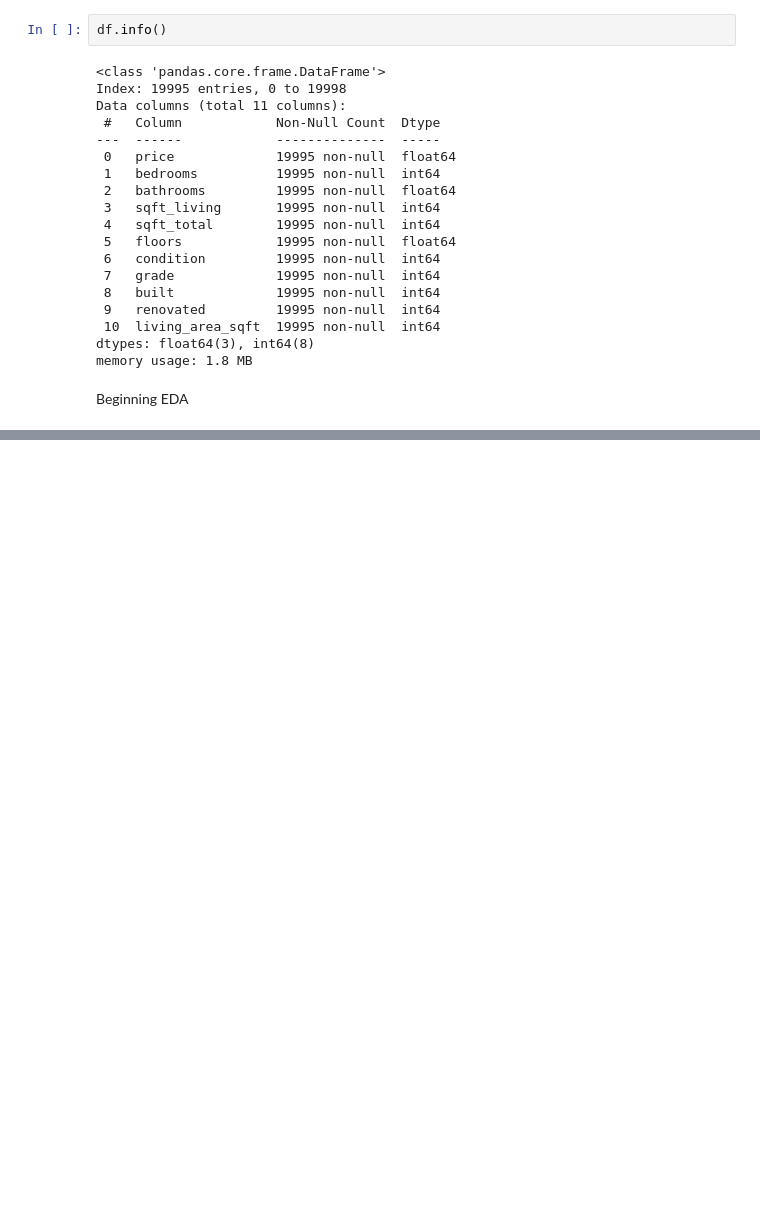
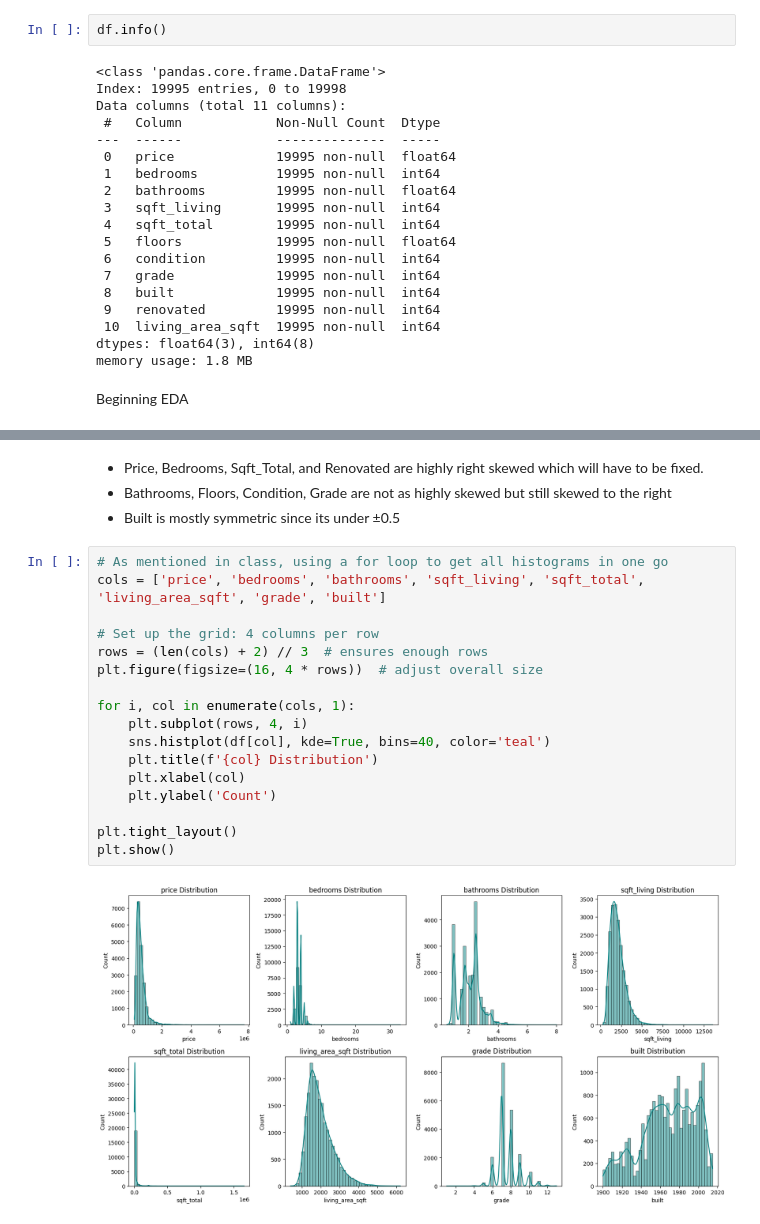
Before and after one commit to OmerTDK/Paris-Housing-Analysis, a Jupyter notebook: Analysis.ipynb, the cells around one changed output, grey strips where cells are left out. Cells and saved outputs as stored; diff of their text form; blank space fills up the shorter version.

```diff
--- a/Analysis.ipynb
+++ b/Analysis.ipynb
@@ -224,0 +258,23 @@ Beginning EDA
+# %% [markdown]
+- Price, Bedrooms, Sqft_Total, and Renovated are highly right skewed which will have to be fixed.
+- Bathrooms, Floors, Condition, Grade are not as highly skewed but still skewed to the right
+- Built is mostly symmetric since its under ±0.5
+# %%
+# As mentioned in class, using a for loop to get all histograms in one go
+cols = ['price', 'bedrooms', 'bathrooms', 'sqft_living', 'sqft_total', 'living_area_sqft', 'grade', 'built']
+
+# Set up the grid: 4 columns per row
+rows = (len(cols) + 2) // 3  # ensures enough rows
+plt.figure(figsize=(16, 4 * rows))  # adjust overall size
+
+for i, col in enumerate(cols, 1):
+    plt.subplot(rows, 4, i)
+    sns.histplot(df[col], kde=True, bins=40, color='teal')
+    plt.title(f'{col} Distribution')
+    plt.xlabel(col)
+    plt.ylabel('Count')
+
+plt.tight_layout()
+plt.show()
+# %% [output]
+[figure, added]
```
Also changed, not shown: parts of 16 cells of this notebook.
